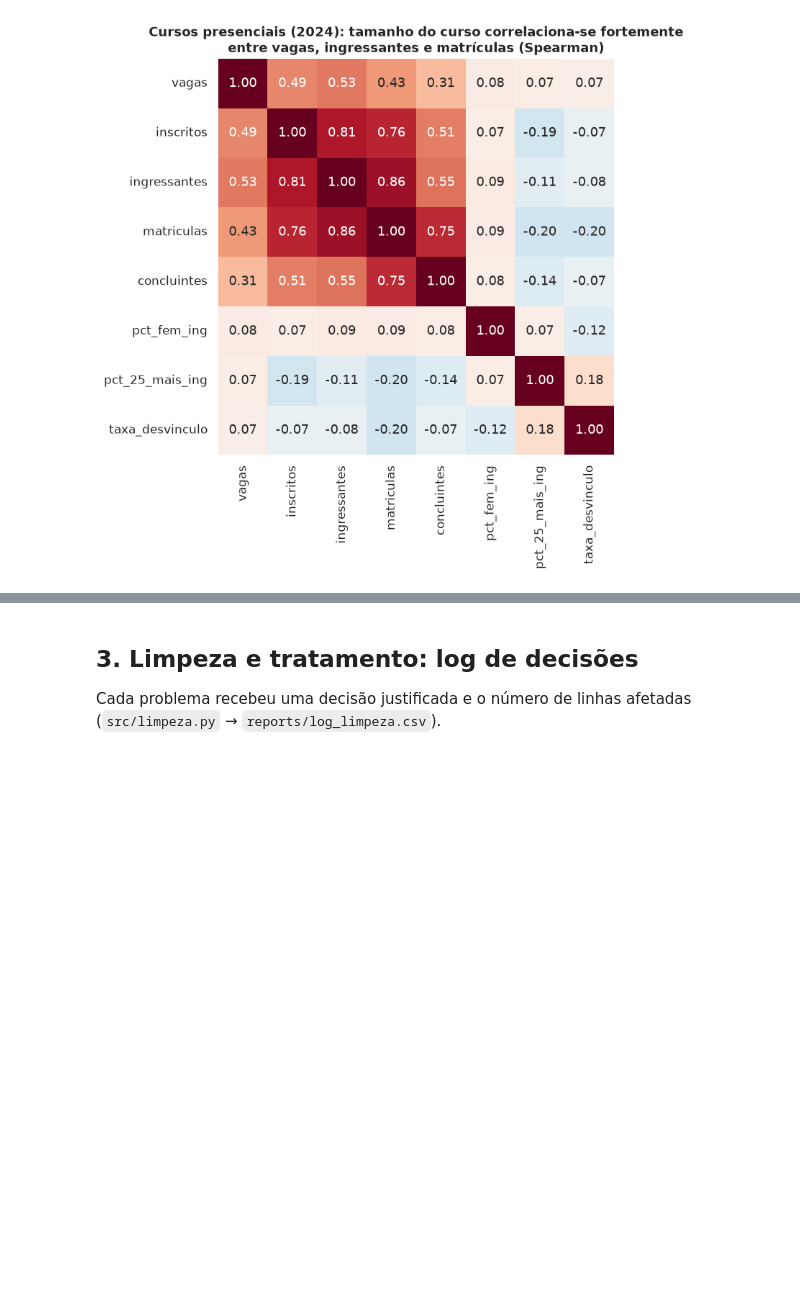
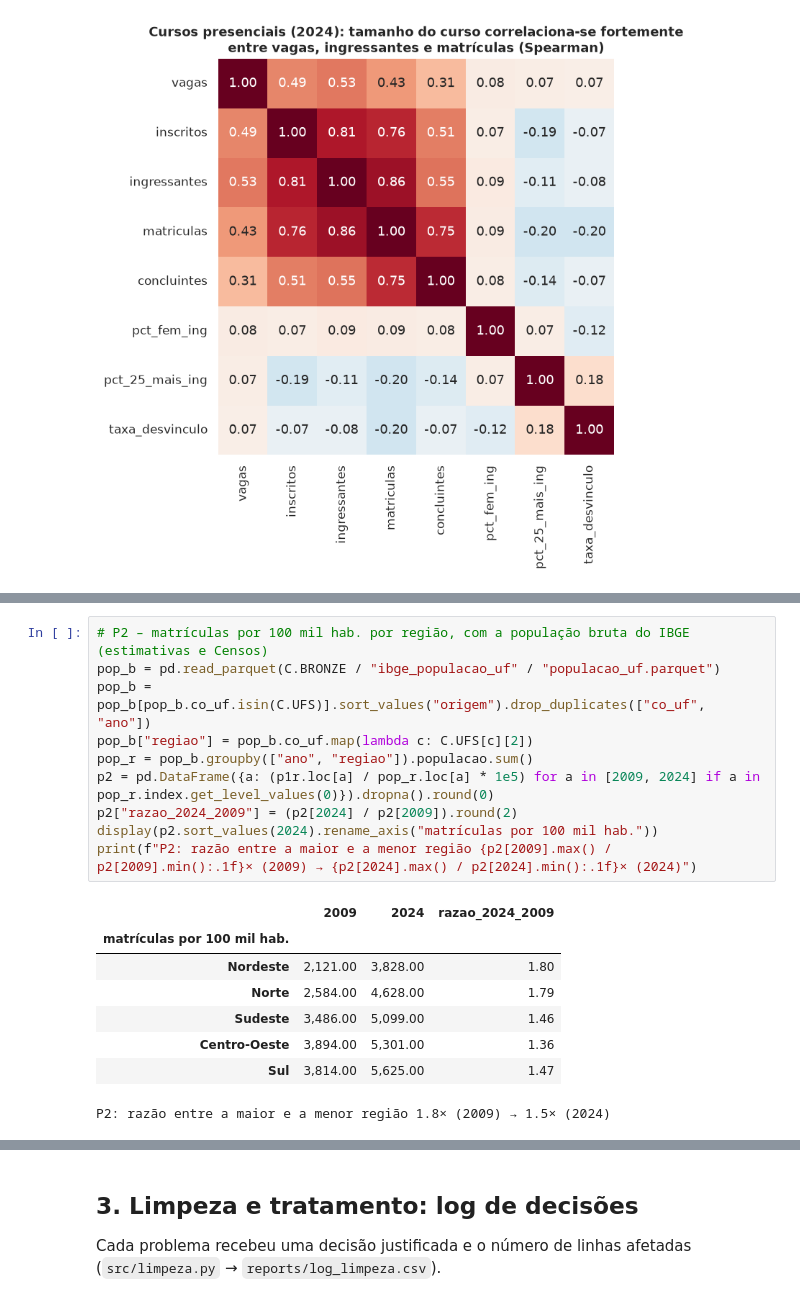
Before and after one commit to SebenJose/censo-educacao-superior, a Jupyter notebook: notebooks/censo_educacao_superior.ipynb, the cells around one changed output, grey strips where cells are left out. Cells and saved outputs as stored; diff of their text form; blank space fills up the shorter version.

```diff
--- a/notebooks/censo_educacao_superior.ipynb
+++ b/notebooks/censo_educacao_superior.ipynb
@@ -366,0 +404,19 @@ salvar(fig, "eda_correlacao"); plt.show()
+# %%
+# P2 – matrículas por 100 mil hab. por região, com a população bruta do IBGE (estimativas e Censos)
+pop_b = pd.read_parquet(C.BRONZE / "ibge_populacao_uf" / "populacao_uf.parquet")
+pop_b = pop_b[pop_b.co_uf.isin(C.UFS)].sort_values("origem").drop_duplicates(["co_uf", "ano"])
+pop_b["regiao"] = pop_b.co_uf.map(lambda c: C.UFS[c][2])
+pop_r = pop_b.groupby(["ano", "regiao"]).populacao.sum()
+p2 = pd.DataFrame({a: (p1r.loc[a] / pop_r.loc[a] * 1e5) for a in [2009, 2024] if a in pop_r.index.get_level_values(0)}).dropna().round(0)
+p2["razao_2024_2009"] = (p2[2024] / p2[2009]).round(2)
+display(p2.sort_values(2024).rename_axis("matrículas por 100 mil hab."))
+print(f"P2: razão entre a maior e a menor região {p2[2009].max() / p2[2009].min():.1f}× (2009) → {p2[2024].max() / p2[2024].min():.1f}× (2024)")
+# %% [output]
+|  | 2009 | 2024 | razao_2024_2009 |
+| matrículas por 100 mil hab. |  |  |  |
+| Nordeste | 2,121.00 | 3,828.00 | 1.80 |
+| Norte | 2,584.00 | 4,628.00 | 1.79 |
+| Sudeste | 3,486.00 | 5,099.00 | 1.46 |
+| Centro-Oeste | 3,894.00 | 5,301.00 | 1.36 |
+| Sul | 3,814.00 | 5,625.00 | 1.47 |
+P2: razão entre a maior e a menor região 1.8× (2009) → 1.5× (2024)
```
Also changed, not shown: parts of 8 cells of this notebook, 6 other files.
